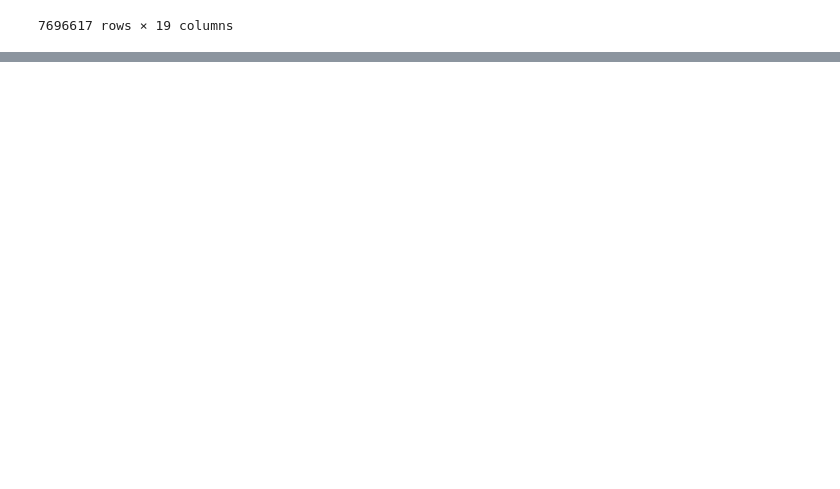
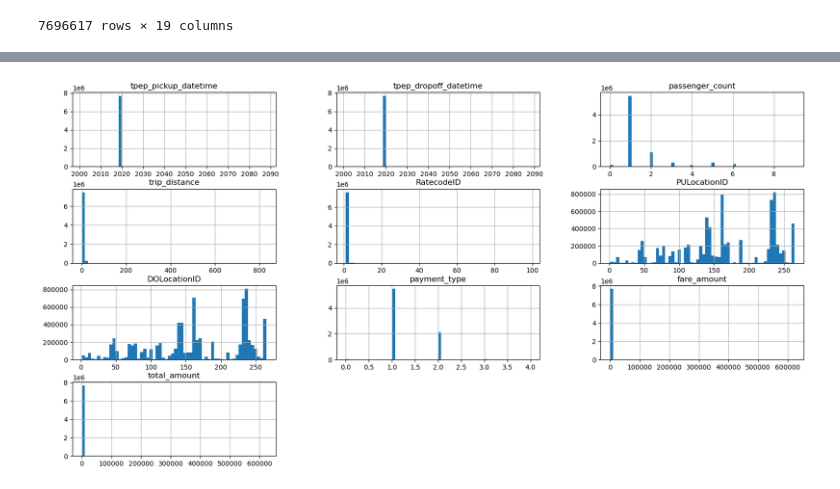
Before and after one commit to duka-e/NY-Taxi-Project, a Jupyter notebook: Presentable notebook.ipynb, the cells around one changed output, grey strips where cells are left out. Drawn from its saved outputs; the diff is of its cells as text; code cells hidden in the pictures; blank space fills up the shorter version.

Commit message:
Preliminary data exploration

```diff
--- a/Presentable notebook.ipynb
+++ b/Presentable notebook.ipynb
@@ -3,3 +12,3 @@ import pandas as pd
 # %%
-taxi_df = pd.read_parquet('data/yellow_tripdata_2019-01.parquet')
+taxi_data = pd.read_parquet('data/yellow_tripdata_2019-01.parquet')
 # %%
@@ -18,3 +27,5 @@ taxi_df
 | 7696615 | 2 | 2019-01-31 23:03:00 | 2019-01-31 23:14:00 | NaN | 0.00 | NaN | ... |
 | 7696616 | 2 | 2019-01-31 23:41:03 | 2019-02-01 00:19:16 | NaN | 12.30 | NaN | ... |
 7696617 rows × 19 columns
+# %%
+taxi_data = taxi_data[['tpep_pickup_datetime', 'tpep_dropoff_datetime', 'passenger_count', 'trip_distance', 'RatecodeID', 'PULocationID', 'DOLocationID', 'payment_type', 'fare_amount', 'total_amount']]
@@ -20,0 +41,5 @@ taxi_df
+# %%
+taxi_data.hist(figsize=(20,10),bins=60)
+plt.show()
+# %% [output]
+[figure, added]
```
Also changed, not shown: parts of 31 cells of this notebook.
